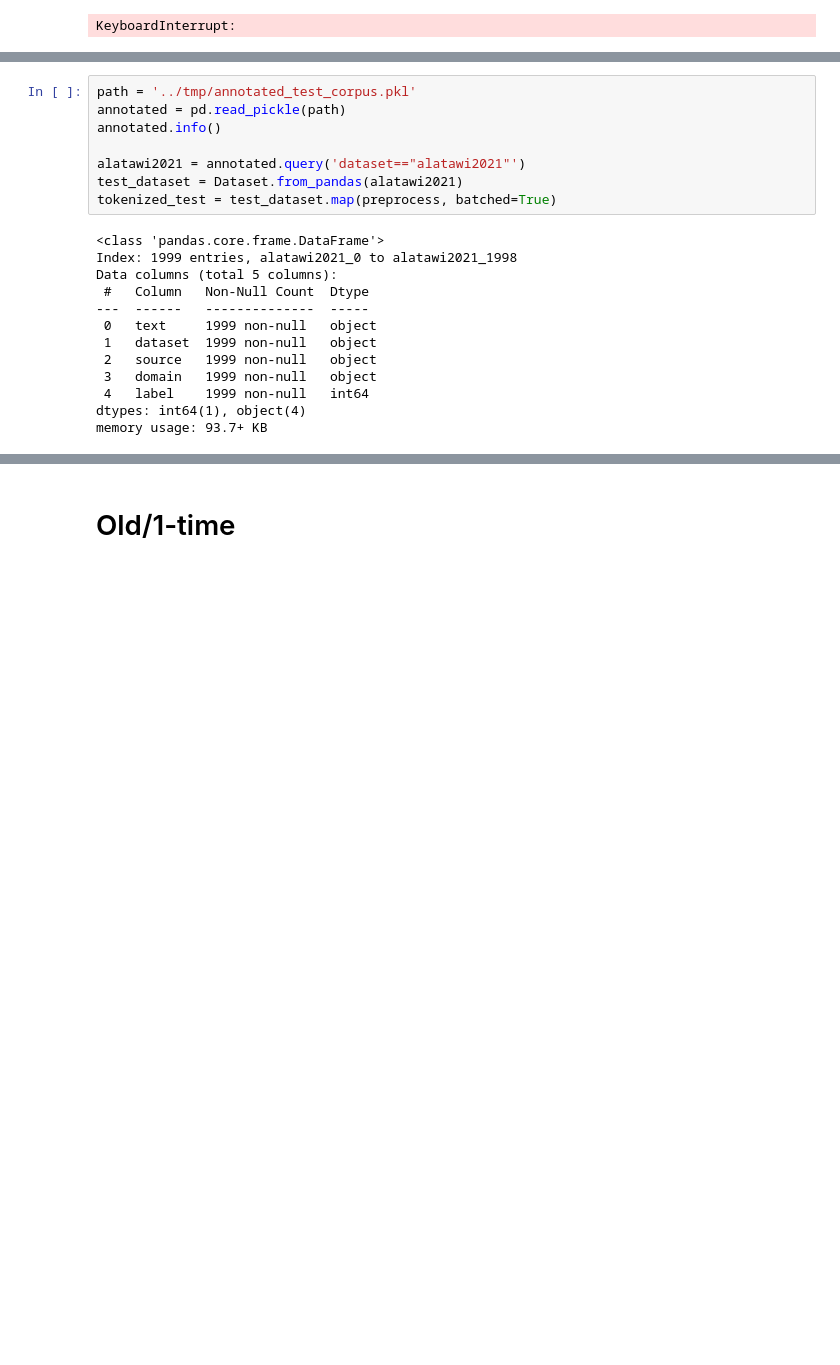
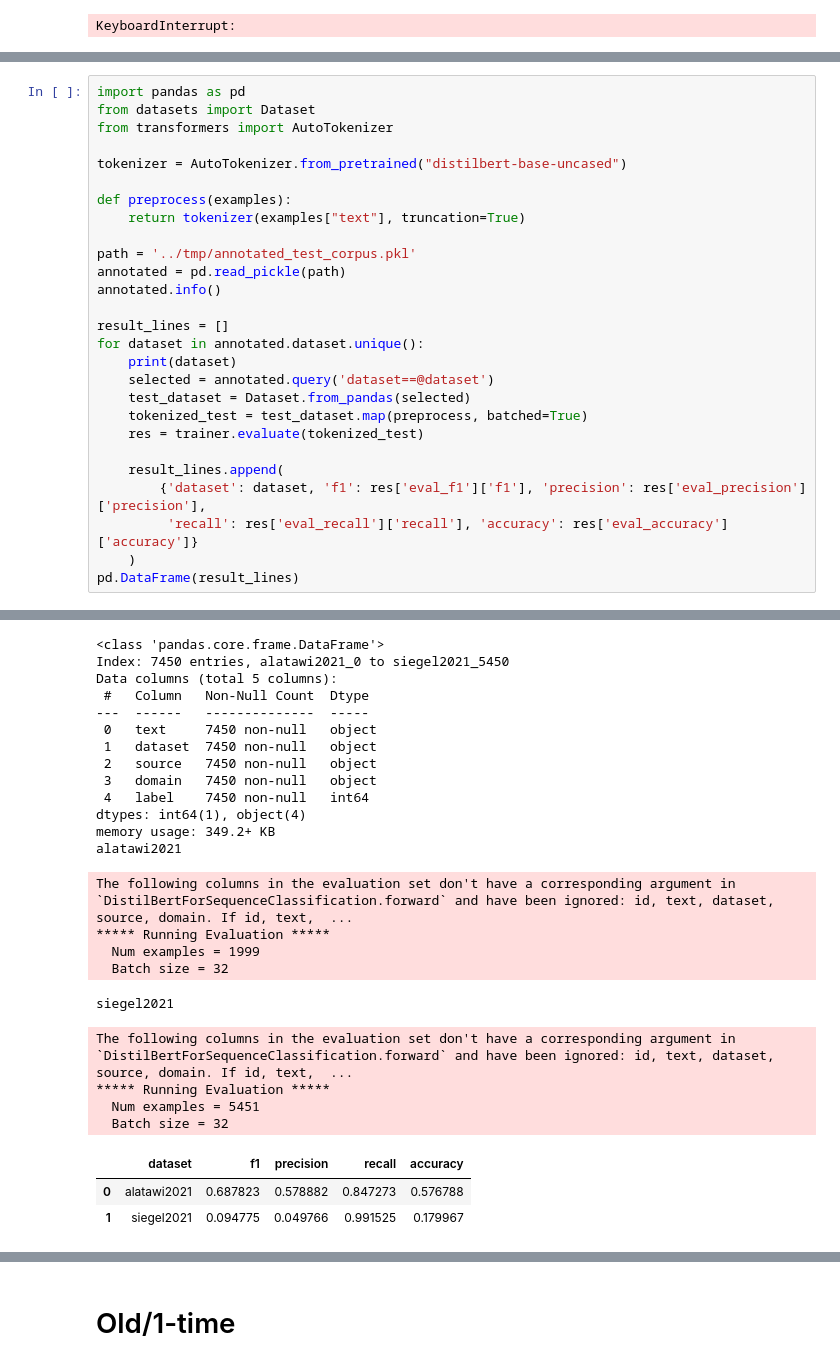
Before and after one commit to michaelmilleryoder/white_supremacist_lang, a Jupyter notebook: jupyter/bert_classifier.ipynb, the cells around one changed output, grey strips where cells are left out. Drawn from its saved outputs; the diff is of its cells as text; blank space fills up the shorter version.

```diff
--- a/jupyter/bert_classifier.ipynb
+++ b/jupyter/bert_classifier.ipynb
@@ -129,21 +111,28 @@ KeyboardInterrupt:
-# %%
-path = '../tmp/annotated_test_corpus.pkl'
-annotated = pd.read_pickle(path)
-annotated.info()
-
-alatawi2021 = annotated.query('dataset=="alatawi2021"')
-test_dataset = Dataset.from_pandas(alatawi2021)
-tokenized_test = test_dataset.map(preprocess, batched=True)
-# %% [output]
-<class 'pandas.core.frame.DataFrame'>
-Index: 1999 entries, alatawi2021_0 to alatawi2021_1998
-Data columns (total 5 columns):
- #   Column   Non-Null Count  Dtype
----  ------   --------------  -----
- 0   text     1999 non-null   object
- 1   dataset  1999 non-null   object
- 2   source   1999 non-null   object
- 3   domain   1999 non-null   object
- 4   label    1999 non-null   int64
-dtypes: int64(1), object(4)
-memory usage: 93.7+ KB
+# %%
+import pandas as pd
+from datasets import Dataset
+from transformers import AutoTokenizer
+
+tokenizer = AutoTokenizer.from_pretrained("distilbert-base-uncased")
+
+def preprocess(examples):
+    return tokenizer(examples["text"], truncation=True)
+
+path = '../tmp/annotated_test_corpus.pkl'
+annotated = pd.read_pickle(path)
+annotated.info()
+
+result_lines = []
+for dataset in annotated.dataset.unique():
+    print(dataset)
+    selected = annotated.query('dataset==@dataset')
+    test_dataset = Dataset.from_pandas(selected)
+    tokenized_test = test_dataset.map(preprocess, batched=True)
+    res = trainer.evaluate(tokenized_test)
+
+    result_lines.append(
+        {'dataset': dataset, 'f1': res['eval_f1']['f1'], 'precision': res['eval_precision']['precision'],
+         'recall': res['eval_recall']['recall'], 'accuracy': res['eval_accuracy']['accuracy']}
+    )
+pd.DataFrame(result_lines)
+# %% [output]
@@ -149,0 +156,25 @@ memory usage: 93.7+ KB
+<class 'pandas.core.frame.DataFrame'>
+Index: 7450 entries, alatawi2021_0 to siegel2021_5450
+Data columns (total 5 columns):
+ #   Column   Non-Null Count  Dtype
+---  ------   --------------  -----
+ 0   text     7450 non-null   object
+ 1   dataset  7450 non-null   object
+ 2   source   7450 non-null   object
+ 3   domain   7450 non-null   object
+ 4   label    7450 non-null   int64
+dtypes: int64(1), object(4)
+memory usage: 349.2+ KB
+alatawi2021
+The following columns in the evaluation set don't have a corresponding argument in `DistilBertForSequenceClassification.forward` and have been ignored: id, text, dataset, source, domain. If id, text,  ...
+***** Running Evaluation *****
+  Num examples = 1999
+  Batch size = 32
+siegel2021
+The following columns in the evaluation set don't have a corresponding argument in `DistilBertForSequenceClassification.forward` and have been ignored: id, text, dataset, source, domain. If id, text,  ...
+***** Running Evaluation *****
+  Num examples = 5451
+  Batch size = 32
+|  | dataset | f1 | precision | recall | accuracy |
+| 0 | alatawi2021 | 0.687823 | 0.578882 | 0.847273 | 0.576788 |
+| 1 | siegel2021 | 0.094775 | 0.049766 | 0.991525 | 0.179967 |
```
Also changed, not shown: parts of 15 cells of this notebook, 2 other files.
